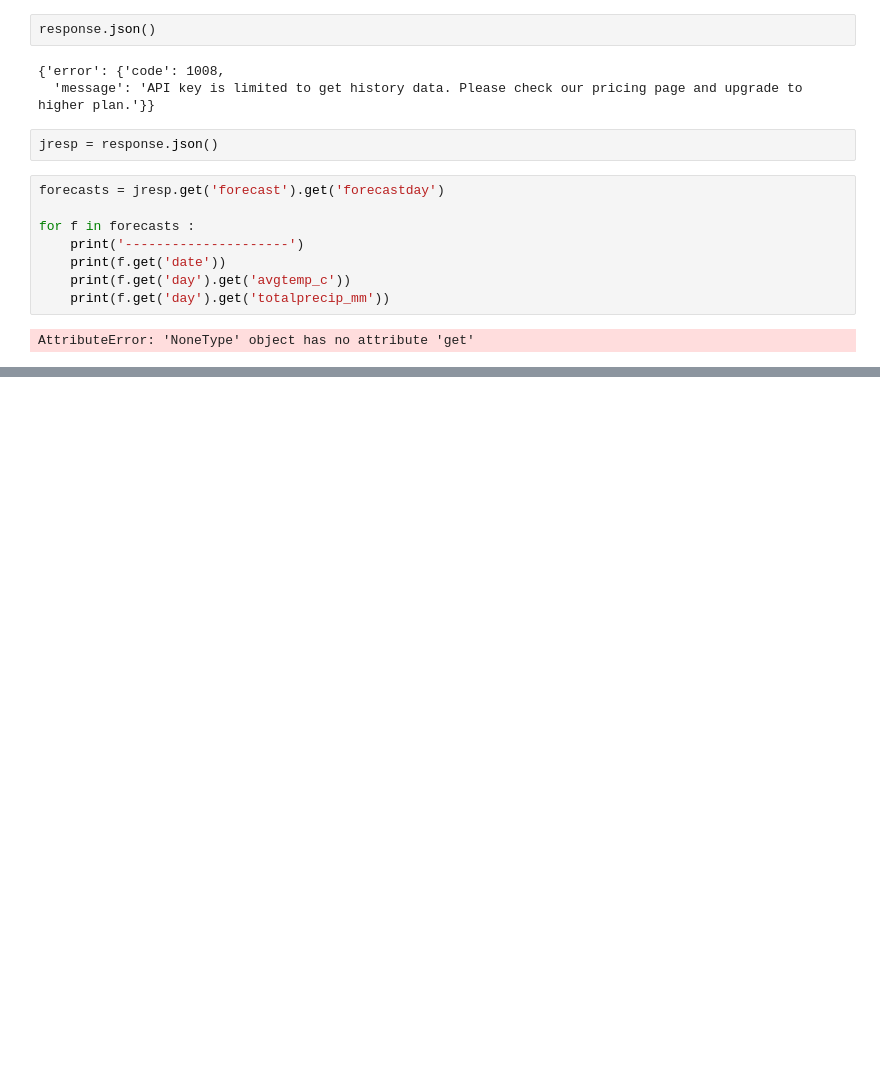
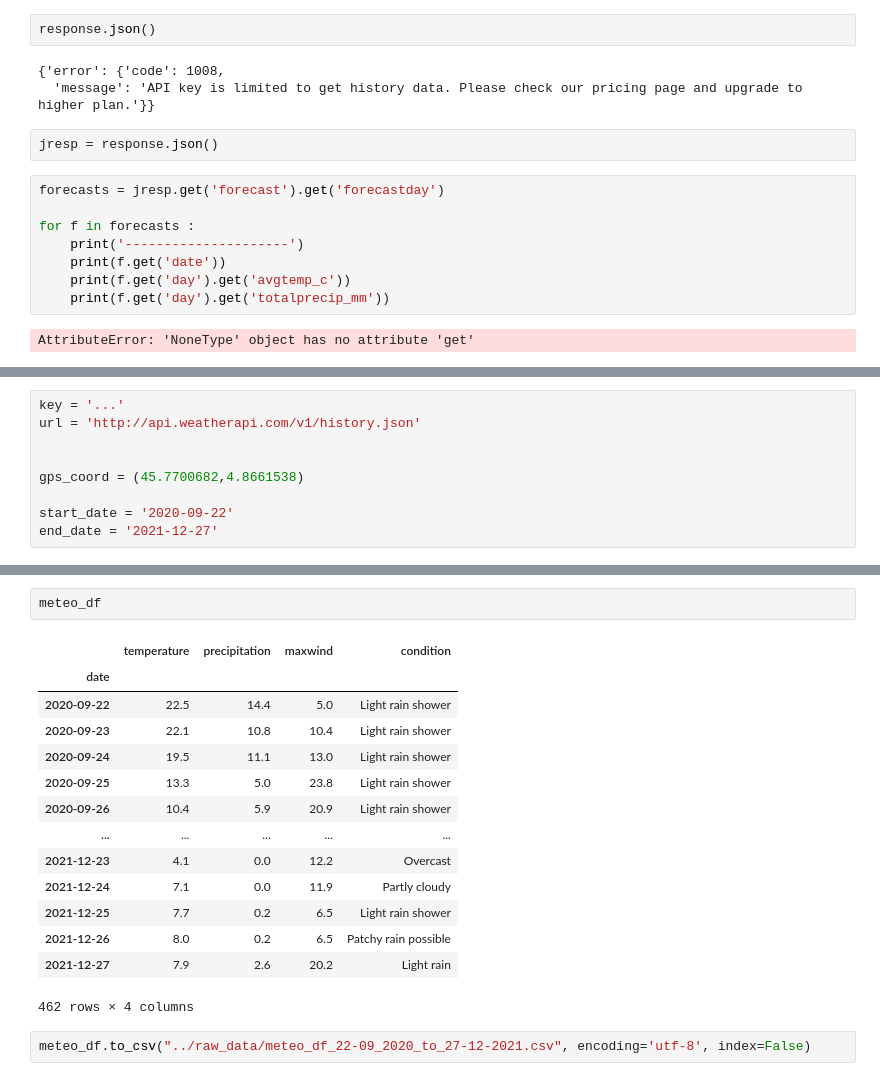
Before and after one commit to Lespa-R/Food_project, a Jupyter notebook: notebooks/Weather api data.ipynb, the cells around one changed output, grey strips where cells are left out. Cells and saved outputs as stored; diff of their text form; blank space fills up the shorter version.

```diff
--- a/notebooks/Weather api data.ipynb
+++ b/notebooks/Weather api data.ipynb
@@ -213,0 +218,9 @@ AttributeError: 'NoneType' object has no attribute 'get'
+# %%
+key = '...'
+url = 'http://api.weatherapi.com/v1/history.json'
+
+
+gps_coord = (45.7700682,4.8661538)
+
+start_date = '2020-09-22'
+end_date = '2021-12-27'
@@ -213,0 +315,19 @@ AttributeError: 'NoneType' object has no attribute 'get'
+# %%
+meteo_df
+# %% [output]
+|  | temperature | precipitation | maxwind | condition |
+| date |  |  |  |  |
+| 2020-09-22 | 22.5 | 14.4 | 5.0 | Light rain shower |
+| 2020-09-23 | 22.1 | 10.8 | 10.4 | Light rain shower |
+| 2020-09-24 | 19.5 | 11.1 | 13.0 | Light rain shower |
+| 2020-09-25 | 13.3 | 5.0 | 23.8 | Light rain shower |
+| 2020-09-26 | 10.4 | 5.9 | 20.9 | Light rain shower |
+| ... | ... | ... | ... | ... |
+| 2021-12-23 | 4.1 | 0.0 | 12.2 | Overcast |
+| 2021-12-24 | 7.1 | 0.0 | 11.9 | Partly cloudy |
+| 2021-12-25 | 7.7 | 0.2 | 6.5 | Light rain shower |
+| 2021-12-26 | 8.0 | 0.2 | 6.5 | Patchy rain possible |
+| 2021-12-27 | 7.9 | 2.6 | 20.2 | Light rain |
+462 rows × 4 columns
+# %%
+meteo_df.to_csv("../raw_data/meteo_df_22-09_2020_to_27-12-2021.csv", encoding='utf-8', index=False)
```
Also changed, not shown: parts of 8 cells of this notebook.
